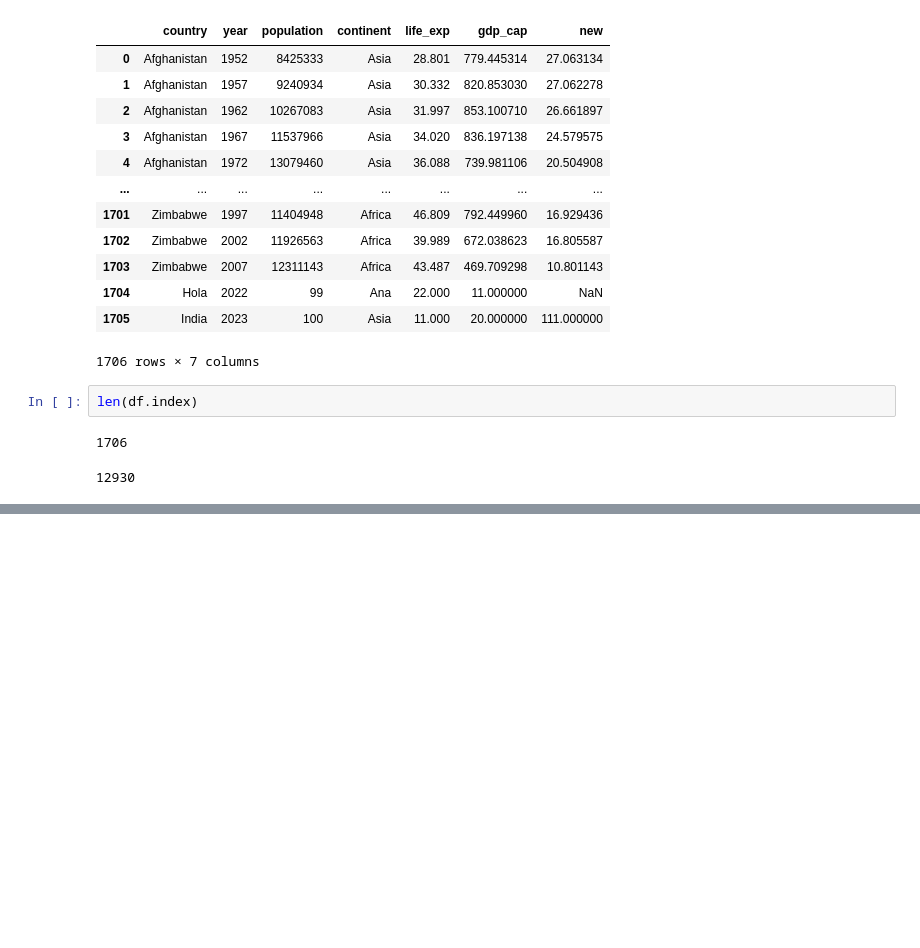
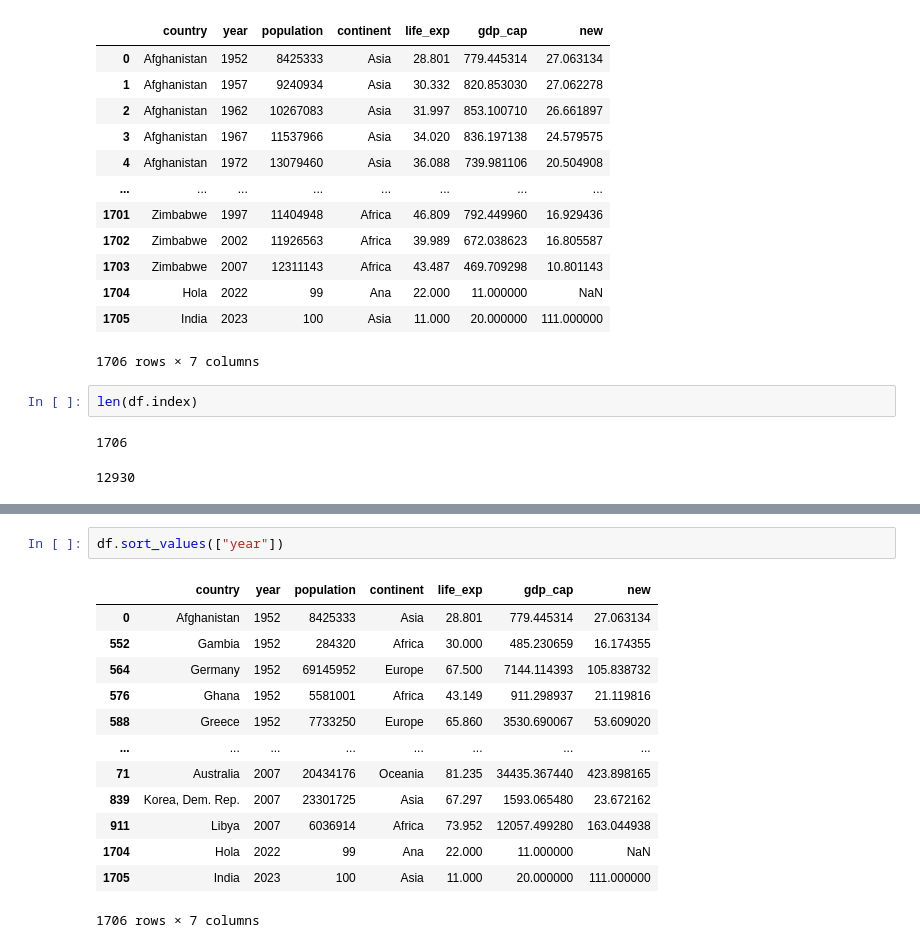
Before and after one commit to jeeet0700/Revision, a Jupyter notebook: numpy_pandas_revision.ipynb, the cells around one changed output, grey strips where cells are left out. Cells and saved outputs as stored; diff of their text form; blank space fills up the shorter version.

```diff
--- a/numpy_pandas_revision.ipynb
+++ b/numpy_pandas_revision.ipynb
@@ -1308,0 +1362,16 @@ len(df.index)
+# %%
+df.sort_values(["year"])
+# %% [output]
+|  | country | year | population | continent | life_exp | gdp_cap | new |
+| 0 | Afghanistan | 1952 | 8425333 | Asia | 28.801 | 779.445314 | 27.063134 |
+| 552 | Gambia | 1952 | 284320 | Africa | 30.000 | 485.230659 | 16.174355 |
+| 564 | Germany | 1952 | 69145952 | Europe | 67.500 | 7144.114393 | 105.838732 |
+| 576 | Ghana | 1952 | 5581001 | Africa | 43.149 | 911.298937 | 21.119816 |
+| 588 | Greece | 1952 | 7733250 | Europe | 65.860 | 3530.690067 | 53.609020 |
+| ... | ... | ... | ... | ... | ... | ... | ... |
+| 71 | Australia | 2007 | 20434176 | Oceania | 81.235 | 34435.367440 | 423.898165 |
+| 839 | Korea, Dem. Rep. | 2007 | 23301725 | Asia | 67.297 | 1593.065480 | 23.672162 |
+| 911 | Libya | 2007 | 6036914 | Africa | 73.952 | 12057.499280 | 163.044938 |
+| 1704 | Hola | 2022 | 99 | Ana | 22.000 | 11.000000 | NaN |
+| 1705 | India | 2023 | 100 | Asia | 11.000 | 20.000000 | 111.000000 |
+1706 rows × 7 columns
```
Also changed, not shown: parts of 12 cells of this notebook.
